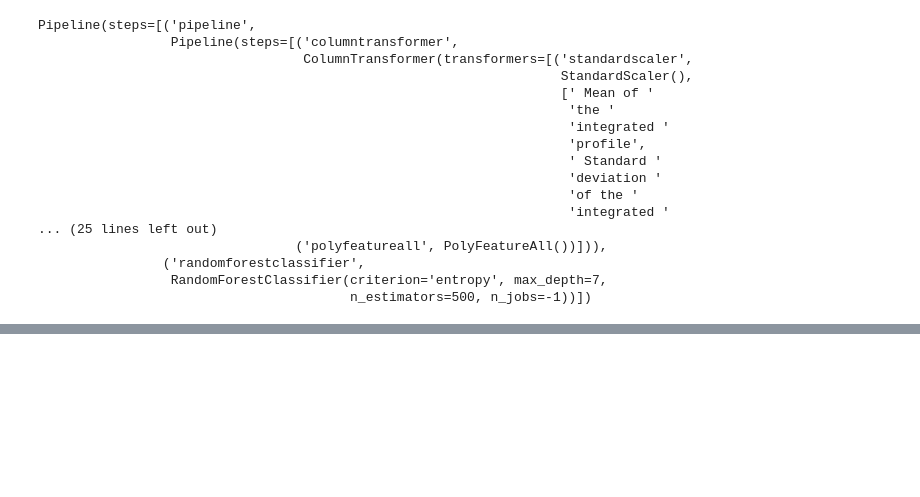
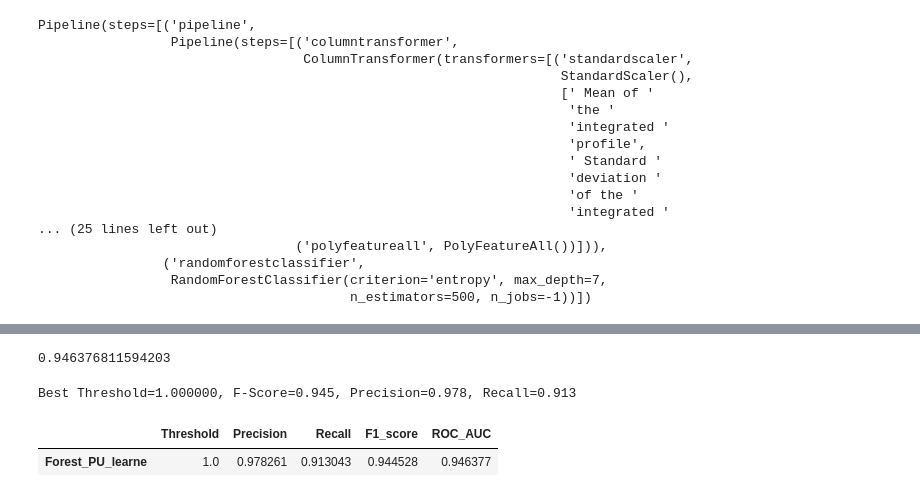
Before and after one commit to AShelpov/ML_in_business, a Jupyter notebook: HW_6.ipynb, the cells around one changed output, grey strips where cells are left out. Cells and saved outputs as stored; diff of their text form; code cells hidden in the pictures; blank space fills up the shorter version.

```diff
--- a/HW_6.ipynb
+++ b/HW_6.ipynb
@@ -300,0 +357,2 @@ array([[3390,   16],
+# %%
+forest_pipe_for_PU.fit(pu50_X_train, pu50_y_train)
@@ -300,0 +379,25 @@ array([[3390,   16],
+# %%
+roc_score = roc_auc_score(pu30_y_test, forestPU_predict)
+roc_score
+# %% [output]
+0.946376811594203
+# %%
+precision, recall, thresholds = precision_recall_curve(pu30_y_test, forestPU_predict)
+
+fscore = (2 * precision * recall) / (precision + recall)
+# locate the index of the largest f score
+ix = np.argmax(fscore)
+print('Best Threshold=%f, F-Score=%.3f, Precision=%.3f, Recall=%.3f' % (thresholds[ix],
+                                                                        fscore[ix],
+                                                                        precision[ix],
+                                                                        recall[ix]))
+# %% [output]
+Best Threshold=1.000000, F-Score=0.945, Precision=0.978, Recall=0.913
+# %%
+pu_model = pd.DataFrame(np.array([thresholds[ix], precision[ix], recall[ix], fscore[ix], roc_score]).reshape(1, -1),
+                                columns=["Threshold", "Precision", "Recall", "F1_score", "ROC_AUC"],
+                                index=["Forest_PU_learne"])
+pu_model
+# %% [output]
+|  | Threshold | Precision | Recall | F1_score | ROC_AUC |
+| Forest_PU_learne | 1.0 | 0.978261 | 0.913043 | 0.944528 | 0.946377 |
```
Also changed, not shown: parts of 23 cells of this notebook.
